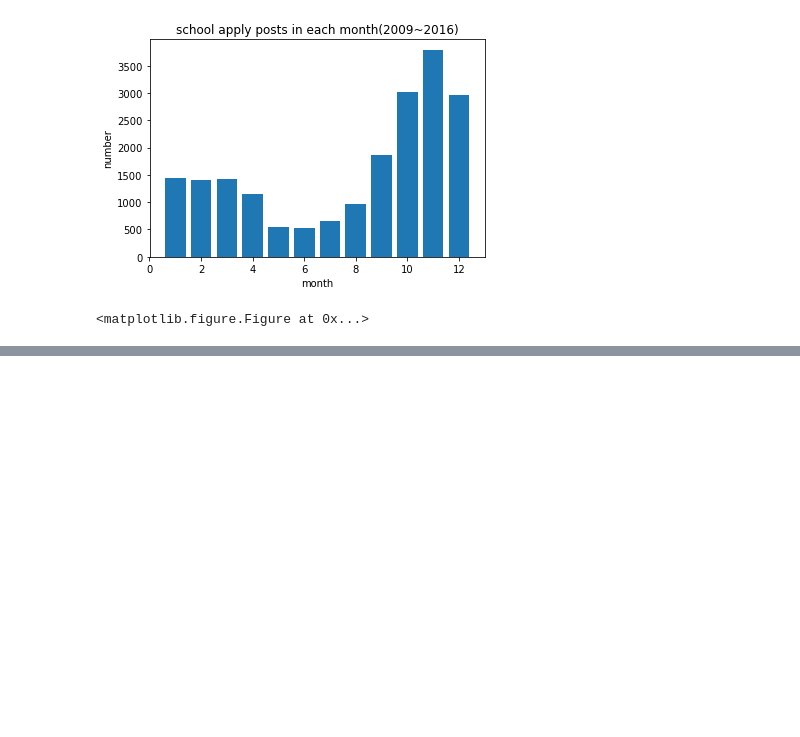
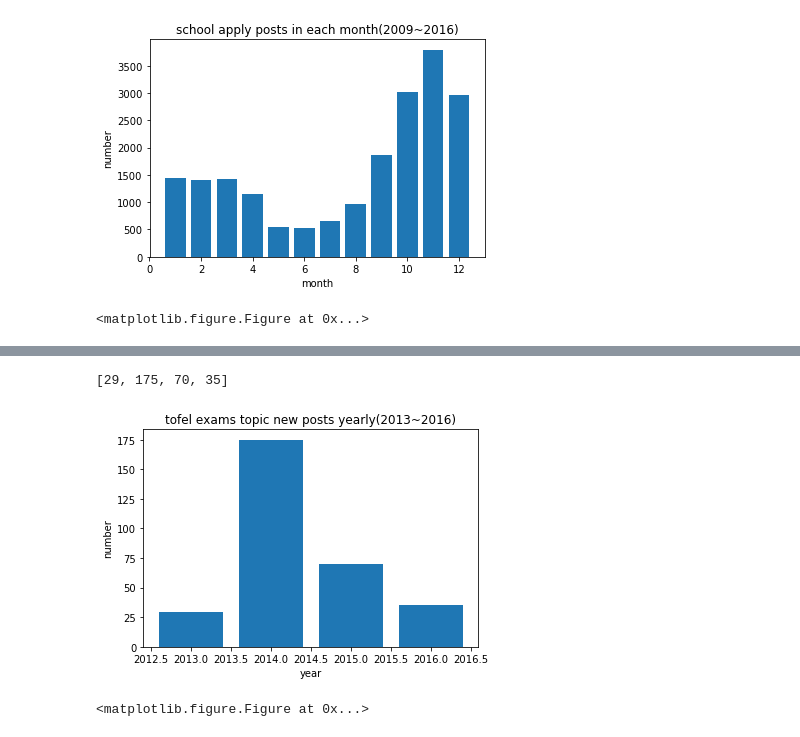
Before and after one commit to NoPointExc/1point3.com, a Jupyter notebook: new-poition&interview-report-time-analysis.ipynb, the cells around one changed output, grey strips where cells are left out. Drawn from its saved outputs; the diff is of its cells as text; code cells hidden in the pictures; blank space fills up the shorter version.

```diff
--- a/new-poition&interview-report-time-analysis.ipynb
+++ b/new-poition&interview-report-time-analysis.ipynb
@@ -96 +140,7 @@ drawYearBar(schAply, 'school apply posts in each month')
 <matplotlib.figure.Figure at 0x...>
+# %%
+drawYearBar(tofel, 'tofel exams topic new posts yearly', 2013, 2016)
+# %% [output]
+[29, 175, 70, 35]
+[figure, added]
+<matplotlib.figure.Figure at 0x...>
```
Also changed, not shown: parts of 9 cells of this notebook.
